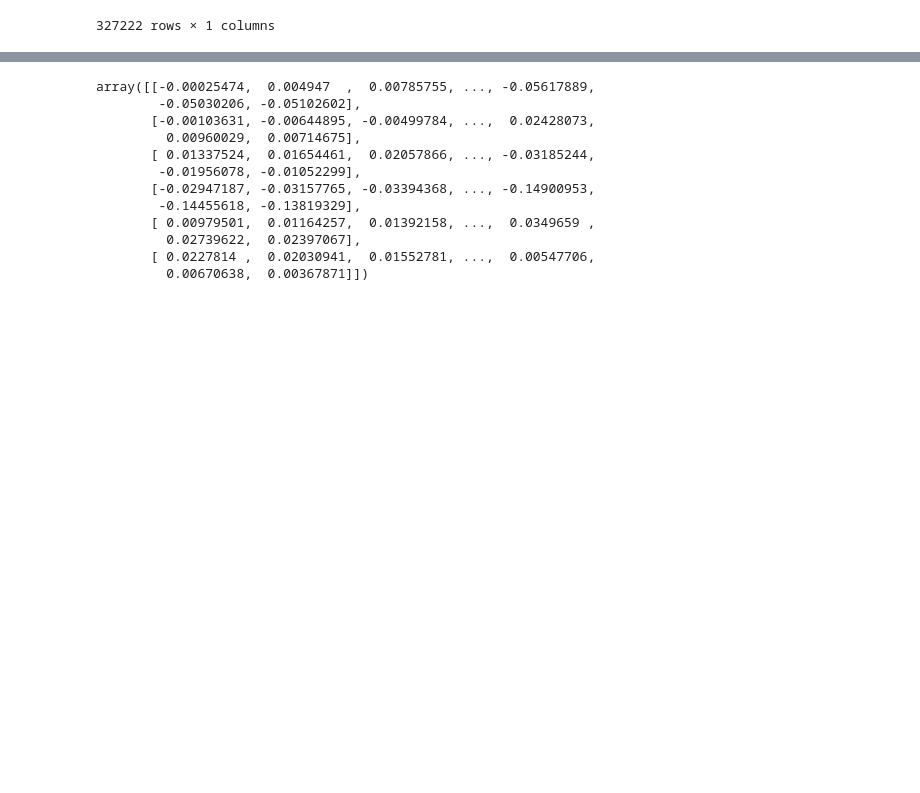
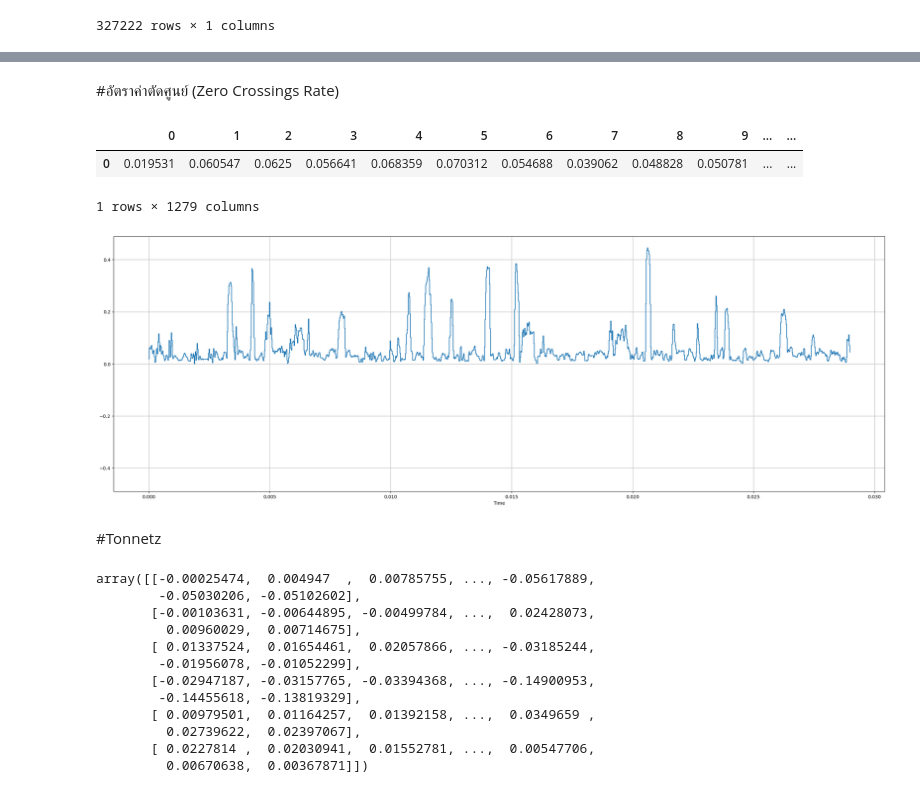
Before and after one commit to Anusarakh/thesis, a Jupyter notebook: music_Ex_test 27.6.66 .ipynb, the cells around one changed output, grey strips where cells are left out. Saved outputs shown, nothing was run; the diff lists cells and outputs as text; code cells hidden in the pictures; blank space fills up the shorter version.

```diff
--- a/music_Ex_test 27.6.66 .ipynb
+++ b/music_Ex_test 27.6.66 .ipynb
@@ -280,3 +169,24 @@ data_set
+# %% [markdown]
+#อัตราค่าตัดศูนย์ (Zero Crossings Rate)
+# %%
+Zero = librosa.feature.zero_crossing_rate(y=y, frame_length=512, hop_length=256, center=True)
+df_Zero = pd.DataFrame(Zero)
+df_Zero
+# %% [output]
+|  | 0 | 1 | 2 | 3 | 4 | 5 | 6 | 7 | 8 | 9 | ... | ... |
+| 0 | 0.019531 | 0.060547 | 0.0625 | 0.056641 | 0.068359 | 0.070312 | 0.054688 | 0.039062 | 0.048828 | 0.050781 | ... | ... |
+1 rows × 1279 columns
+# %%
+n0 = 9000
+n1 = 9100
+plt.figure(figsize=(30, 10))
+librosa.display.waveshow(Zero, sr=44100)
+#plt.plot(y[n0:n1])
+plt.grid()
+# %% [output]
+[figure, added]
+# %% [markdown]
+#Tonnetz
 # %%
 tonnezt = librosa.feature.tonnetz( y=y, sr=44100, chroma=None)
 tonnezt
```
Also changed, not shown: parts of 39 cells of this notebook.
